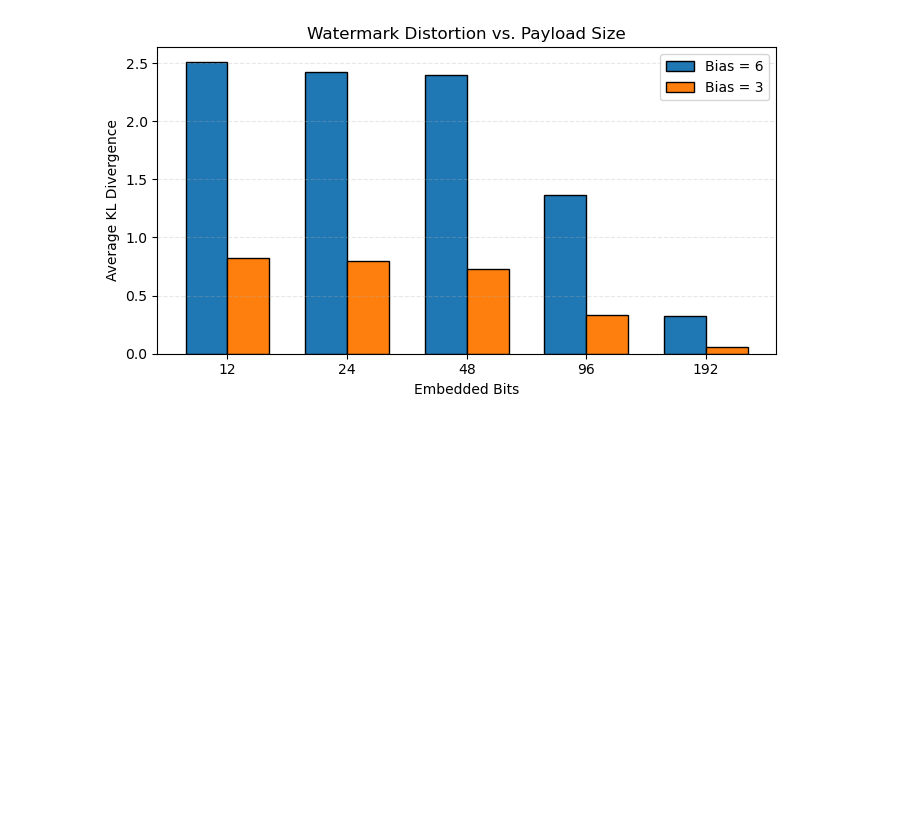
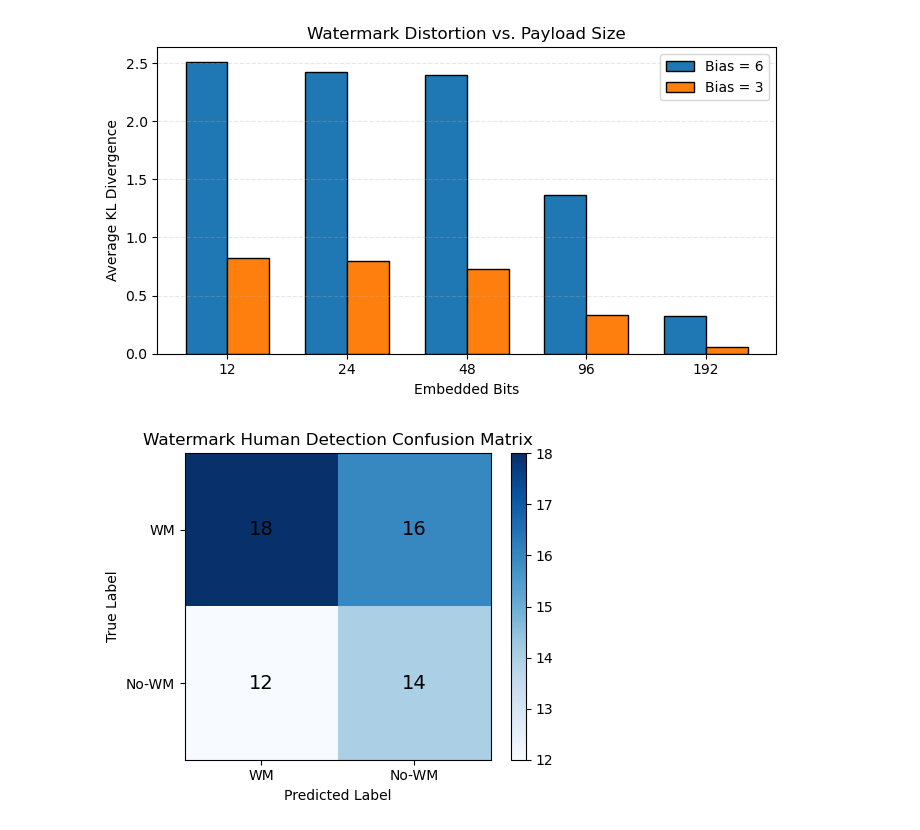
Before and after one commit to SiDongG/Multi-bit-LLM-Embedding, a Jupyter notebook: master/result.ipynb, the cells around one changed output. Drawn from its saved outputs; the diff is of its cells as text; code cells hidden in the pictures; blank space fills up the shorter version.

```diff
--- a/master/result.ipynb
+++ b/master/result.ipynb
@@ -107,34 +107,36 @@ def plot_confusion_matrix(tp, fp, fn, tn, title="Confusion Matrix"):
 
     fig, ax = plt.subplots(figsize=(5,4))
     im = ax.imshow(cm, cmap="Blues")
 
     # labels
     classes = ["Watermarked", "Not Watermarked"]
     ax.set_xticks([0,1])
     ax.set_yticks([0,1])
     ax.set_xticklabels(["WM", "No-WM"])
     ax.set_yticklabels(["WM", "No-WM"])
 
     # add text
     for i in range(2):
         for j in range(2):
             ax.text(j, i, cm[i, j],
                     ha="center", va="center",
                     color="black", fontsize=14)
 
     # colorbar
     plt.colorbar(im, ax=ax)
 
     ax.set_xlabel("Predicted Label")
     ax.set_ylabel("True Label")
     ax.set_title(title)
 
     plt.tight_layout()
     plt.show()
 
 
-    plot_confusion_matrix(9, 6, 8, 7,
+plot_confusion_matrix(18, 12, 16, 14,
                       title="Watermark Human Detection Confusion Matrix")
+# %% [output]
+[figure, added]
 # %%
 bits_embedded = np.array([0.05, 0.06, 0.07, 0.08, 0.09, 0.1])
 
```
Also changed, not shown: parts of 1 cell of this notebook, 25 other files.
